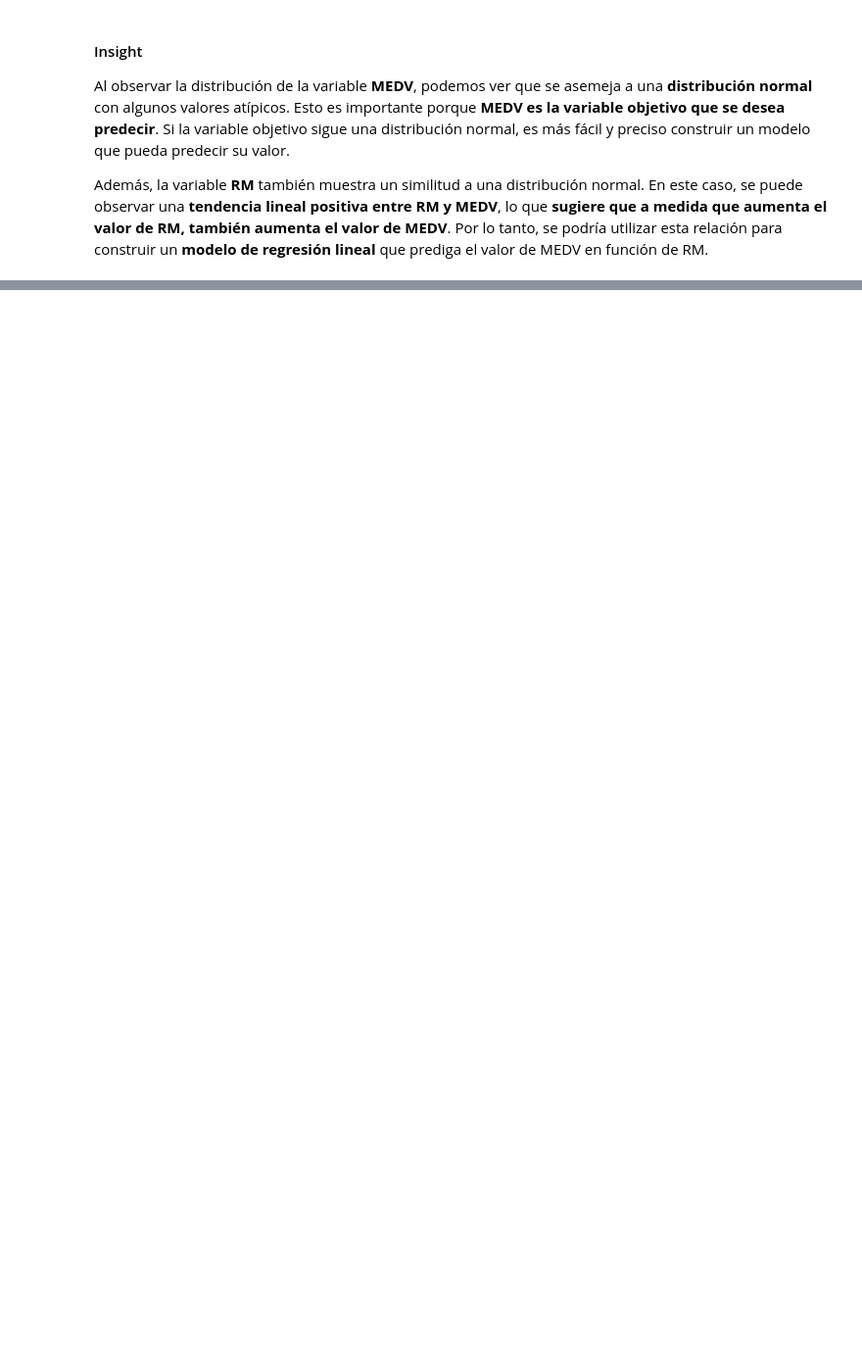
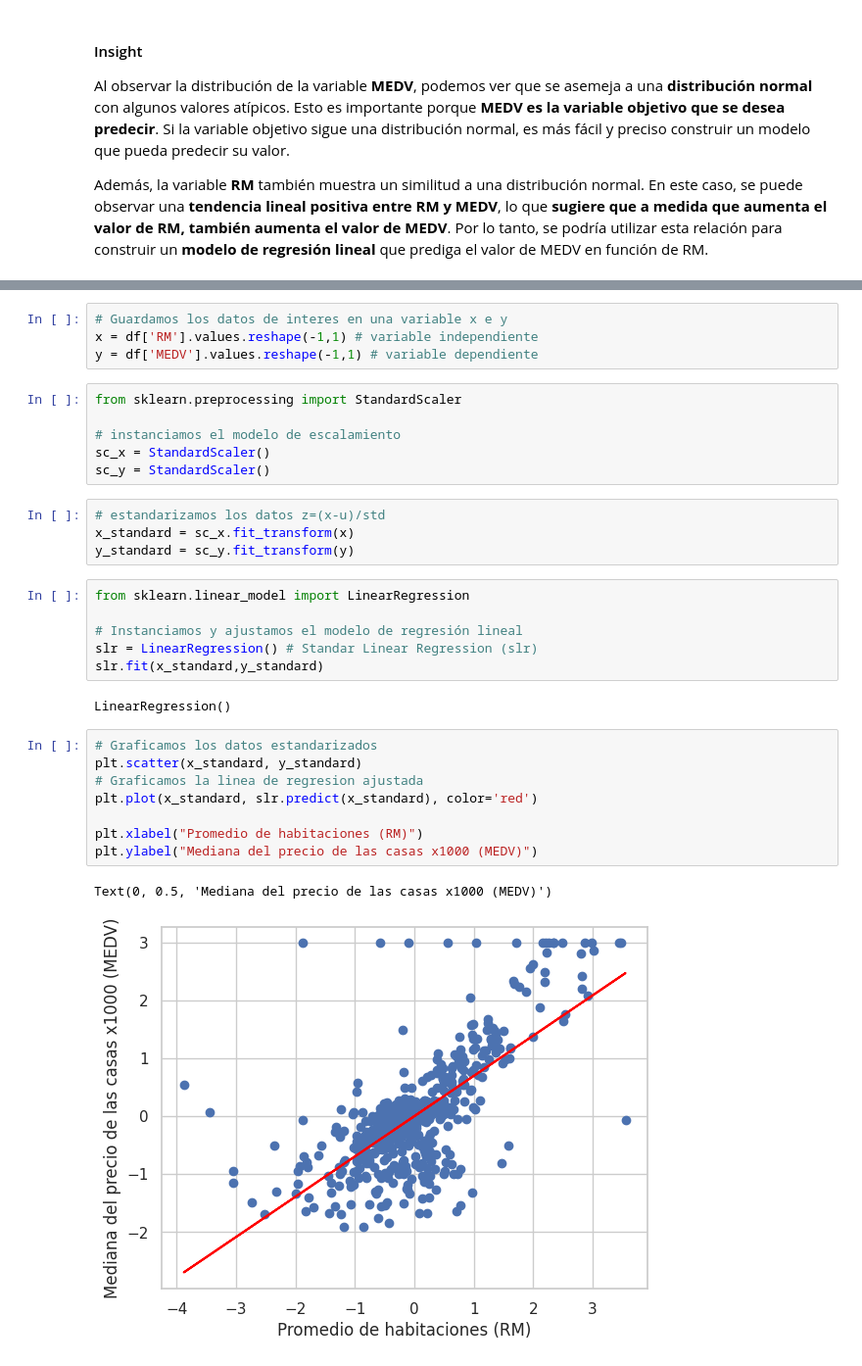
Before and after one commit to mazzaroli/linear_regression, a Jupyter notebook: notas.ipynb, the cells around one changed output, grey strips where cells are left out. Shown at 98% size. Cells and saved outputs as stored; diff of their text form; blank space fills up the shorter version.

```diff
--- a/notas.ipynb
+++ b/notas.ipynb
@@ -126,0 +139,33 @@ Este tipo de información puede ser valiosa para los expertos en bienes raíces,
+# %%
+# Guardamos los datos de interes en una variable x e y
+x = df['RM'].values.reshape(-1,1) # variable independiente
+y = df['MEDV'].values.reshape(-1,1) # variable dependiente
+# %%
+from sklearn.preprocessing import StandardScaler
+
+# instanciamos el modelo de escalamiento
+sc_x = StandardScaler()
+sc_y = StandardScaler()
+# %%
+# estandarizamos los datos z=(x-u)/std
+x_standard = sc_x.fit_transform(x)
+y_standard = sc_y.fit_transform(y)
+# %%
+from sklearn.linear_model import LinearRegression
+
+# Instanciamos y ajustamos el modelo de regresión lineal
+slr = LinearRegression() # Standar Linear Regression (slr)
+slr.fit(x_standard,y_standard)
+# %% [output]
+LinearRegression()
+# %%
+# Graficamos los datos estandarizados
+plt.scatter(x_standard, y_standard)
+# Graficamos la linea de regresion ajustada
+plt.plot(x_standard, slr.predict(x_standard), color='red')
+
+plt.xlabel("Promedio de habitaciones (RM)")
+plt.ylabel("Mediana del precio de las casas x1000 (MEDV)")
+# %% [output]
+Text(0, 0.5, 'Mediana del precio de las casas x1000 (MEDV)')
+[figure, added]
```
Also changed, not shown: parts of 6 cells of this notebook, 1 other file.
